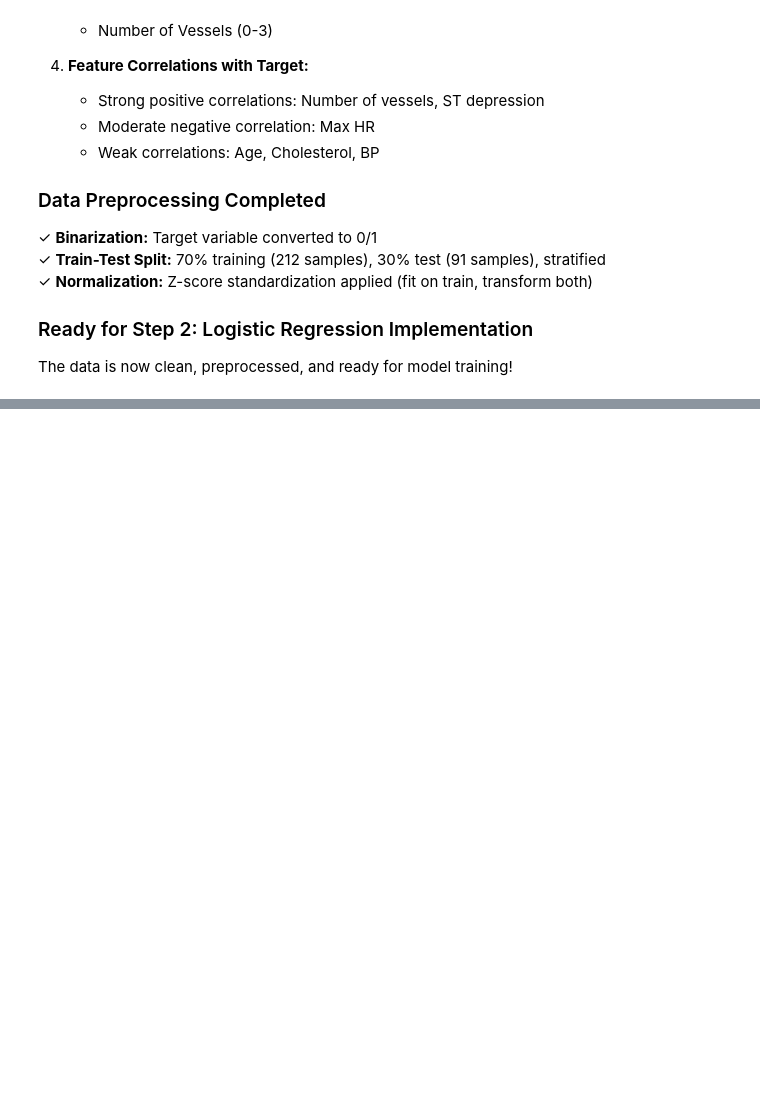
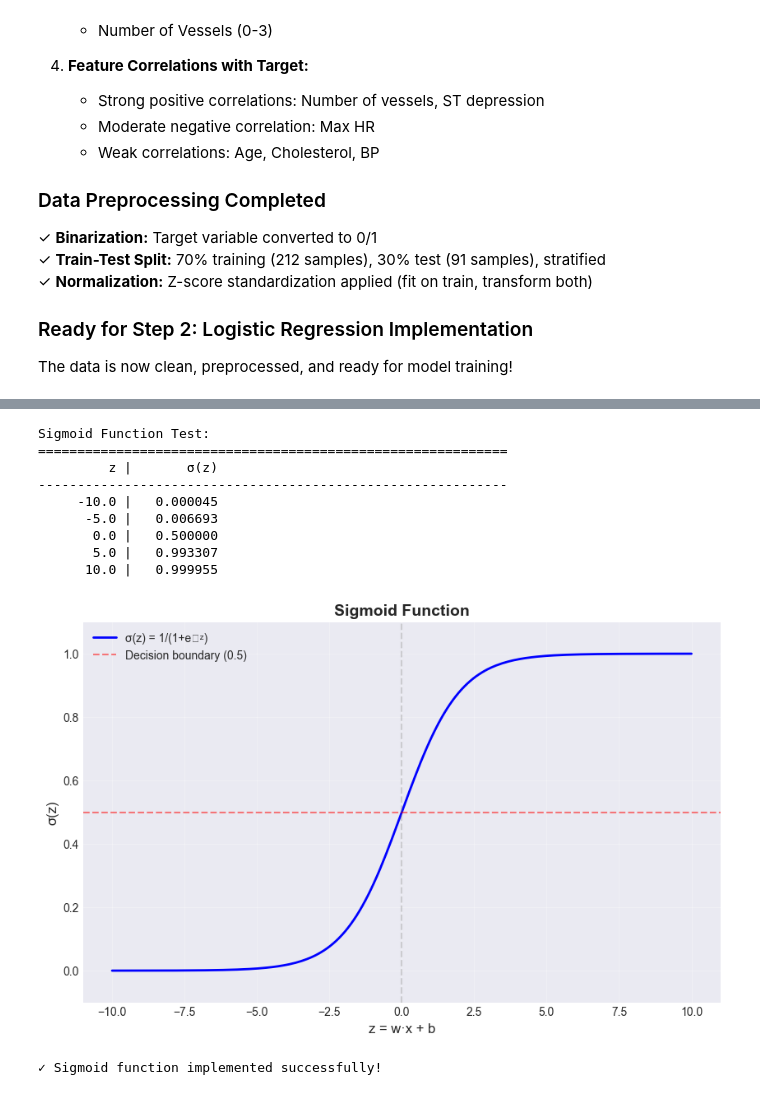
Before and after one commit to deisyguzman/Heart-Disease-Risk-Prediction-Logistic-Regression-Homework, a Jupyter notebook: heart_disease_lr_analysis.ipynb, the cells around one changed output, grey strips where cells are left out. Saved outputs shown, nothing was run; the diff lists cells and outputs as text; code cells hidden in the pictures; blank space fills up the shorter version.

```diff
--- a/heart_disease_lr_analysis.ipynb
+++ b/heart_disease_lr_analysis.ipynb
@@ -422,0 +607,49 @@ The data is now clean, preprocessed, and ready for model training!
+# %%
+def sigmoid(z):
+    """
+    Compute the sigmoid function.
+
+    Parameters:
+    - z: scalar or numpy array
+
+    Returns:
+    - sigmoid(z): same shape as z
+    """
+    return 1 / (1 + np.exp(-z))
+
+# Test the sigmoid function
+test_values = np.array([-10, -5, 0, 5, 10])
+print("Sigmoid Function Test:")
+print("="*60)
+print(f"{'z':>10s} | {'σ(z)':>10s}")
+print("-"*60)
+for z_val in test_values:
+    print(f"{z_val:10.1f} | {sigmoid(z_val):10.6f}")
+
+# Visualize sigmoid function
+z_range = np.linspace(-10, 10, 200)
+plt.figure(figsize=(10, 6))
+plt.plot(z_range, sigmoid(z_range), 'b-', linewidth=2, label='σ(z) = 1/(1+e⁻ᶻ)')
+plt.axhline(y=0.5, color='r', linestyle='--', alpha=0.5, label='Decision boundary (0.5)')
+plt.axvline(x=0, color='gray', linestyle='--', alpha=0.3)
+plt.grid(True, alpha=0.3)
+plt.xlabel('z = w·x + b', fontsize=12)
+plt.ylabel('σ(z)', fontsize=12)
+plt.title('Sigmoid Function', fontsize=14, fontweight='bold')
+plt.legend()
+plt.ylim(-0.1, 1.1)
+plt.show()
+
+print("\n✓ Sigmoid function implemented successfully!")
+# %% [output]
+Sigmoid Function Test:
+============================================================
+         z |       σ(z)
+------------------------------------------------------------
+     -10.0 |   0.000045
+      -5.0 |   0.006693
+       0.0 |   0.500000
+       5.0 |   0.993307
+      10.0 |   0.999955
+[figure, added]
+✓ Sigmoid function implemented successfully!
```
Also changed, not shown: parts of 72 cells of this notebook, 7 other files.
